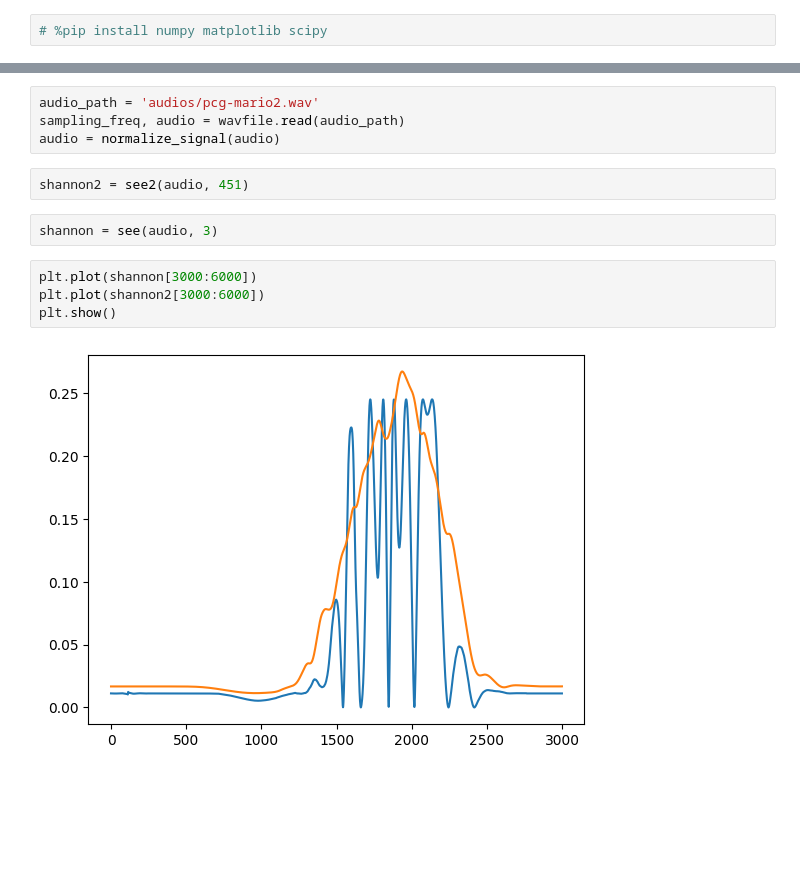
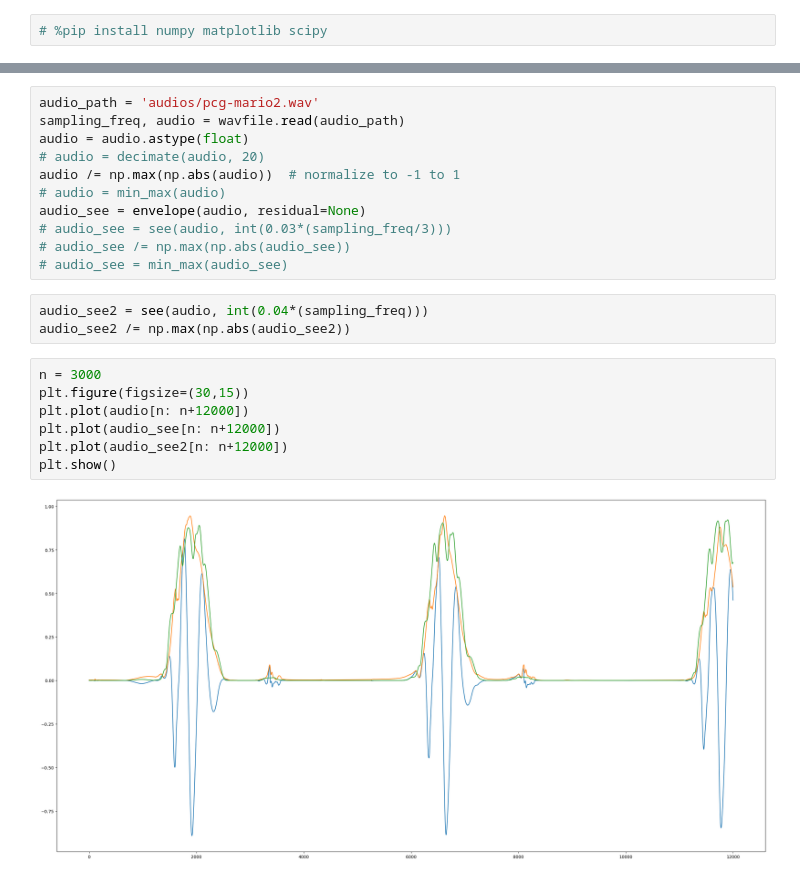
Before and after one commit to djorgeext/pcg-ecg-analysis, a Jupyter notebook: eda.ipynb, the cells around one changed output, grey strips where cells are left out. Cells and saved outputs as stored; diff of their text form; blank space fills up the shorter version.

```diff
--- a/eda.ipynb
+++ b/eda.ipynb
@@ -84,14 +69,23 @@ def see2(signal, window_size):
 # %%
 audio_path = 'audios/pcg-mario2.wav'
 sampling_freq, audio = wavfile.read(audio_path)
-audio = normalize_signal(audio)
+audio = audio.astype(float)
+# audio = decimate(audio, 20)
+audio /= np.max(np.abs(audio))  # normalize to -1 to 1
+# audio = min_max(audio)
+audio_see = envelope(audio, residual=None)
+# audio_see = see(audio, int(0.03*(sampling_freq/3)))
+# audio_see /= np.max(np.abs(audio_see))
+# audio_see = min_max(audio_see)
-# %%
-shannon2 = see2(audio, 451)
-# %%
-shannon = see(audio, 3)
-# %%
-plt.plot(shannon[3000:6000])
-plt.plot(shannon2[3000:6000])
-plt.show()
-# %% [output]
-[figure, removed]
+# %%
+audio_see2 = see(audio, int(0.04*(sampling_freq)))
+audio_see2 /= np.max(np.abs(audio_see2))
+# %%
+n = 3000
+plt.figure(figsize=(30,15))
+plt.plot(audio[n: n+12000])
+plt.plot(audio_see[n: n+12000])
+plt.plot(audio_see2[n: n+12000])
+plt.show()
+# %% [output]
+[figure, added]
```
Also changed, not shown: parts of 3 cells of this notebook.
